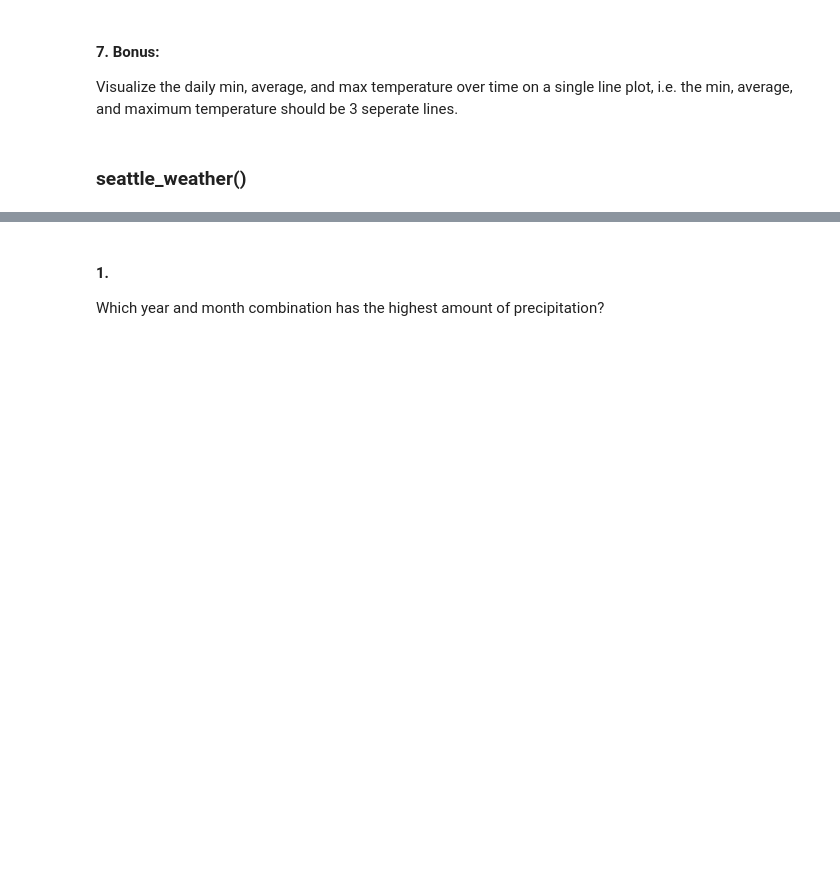
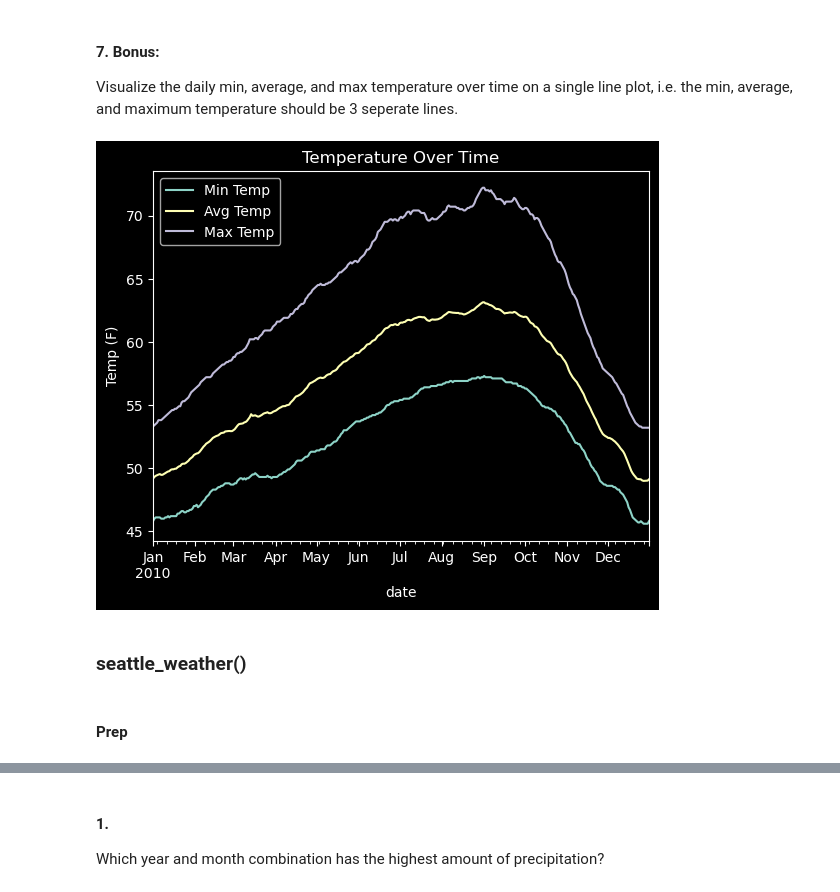
Before and after one commit to Zacharia-Schmitz/time-series-exercises, a Jupyter notebook: working_with_time_series_data.ipynb, the cells around one changed output, grey strips where cells are left out. Drawn from its saved outputs; the diff is of its cells as text; code cells hidden in the pictures; blank space fills up the shorter version.

```diff
--- a/working_with_time_series_data.ipynb
+++ b/working_with_time_series_data.ipynb
@@ -41,7 +167,19 @@ Resample by the day and calculate the min and max temp for the day (Hint: .agg([
 # %% [markdown]
 #### 7. Bonus:
 Visualize the daily min, average, and max temperature over time on a single line plot, i.e. the min, average, and maximum temperature should be 3 seperate lines.
+# %%
+sf.resample('D', on='date').min().temp.plot(label='Min Temp')
+sf.resample('D', on='date').mean().temp.plot(label='Avg Temp')
+sf.resample('D', on='date').max().temp.plot(label='Max Temp')
+plt.legend()
+plt.ylabel('Temp (F)')
+plt.title('Temperature Over Time')
+plt.show()
+# %% [output]
+[figure, added]
 # %% [markdown]
 ### seattle_weather()
+# %% [markdown]
+#### Prep
 # %%
 sw = data.seattle_weather()
```
Also changed, not shown: parts of 28 cells of this notebook.
